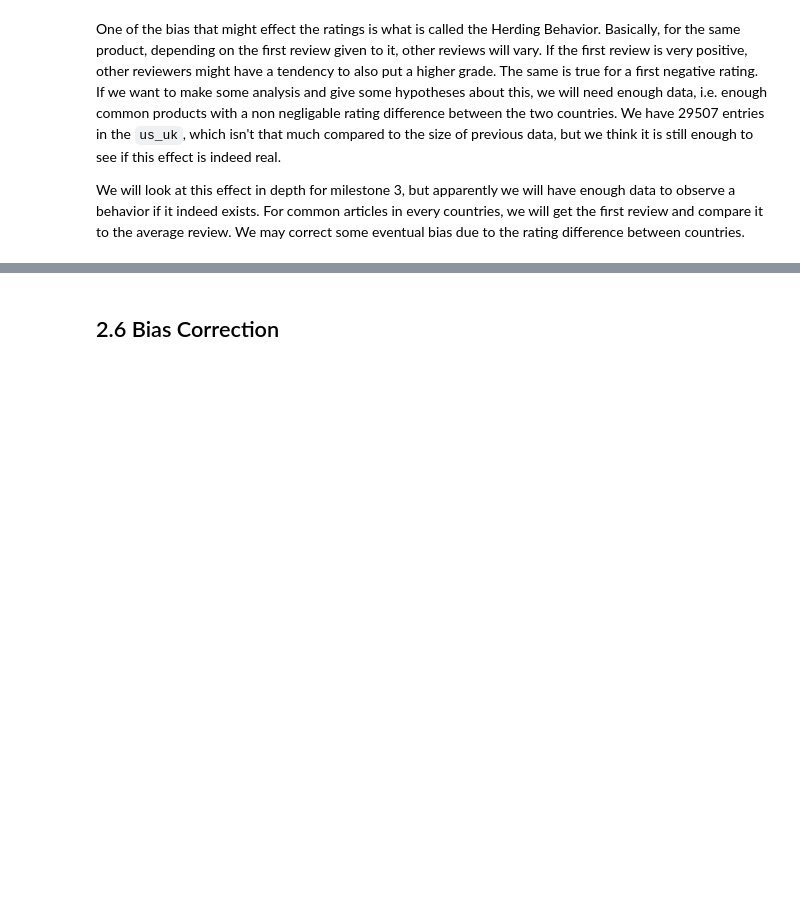
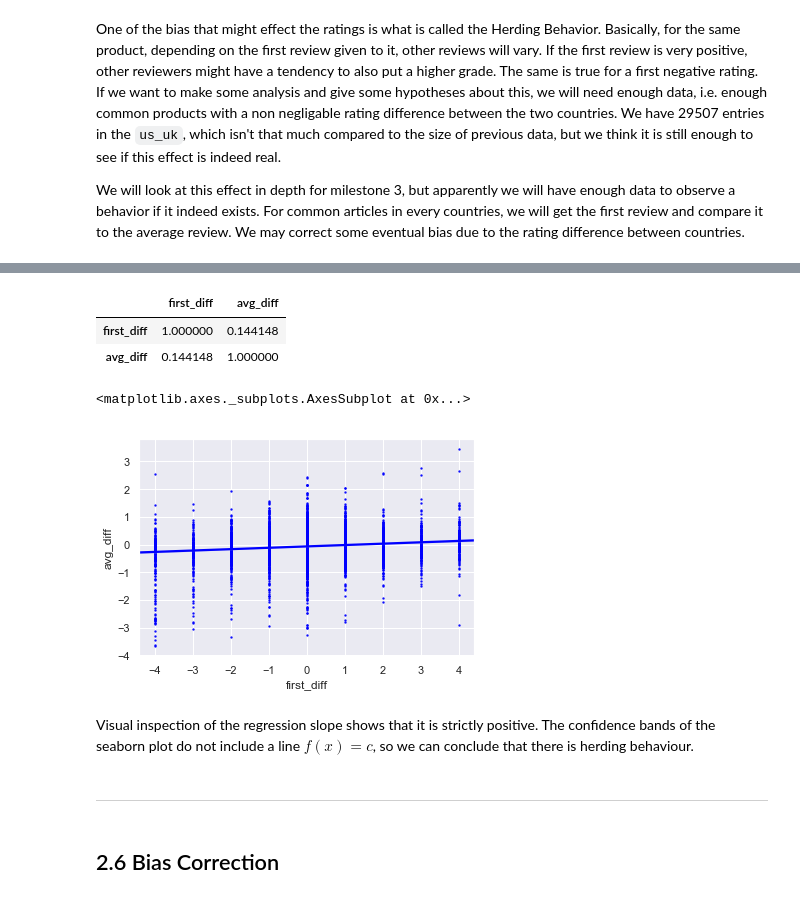
Before and after one commit to Billotais/cs_401_project, a Jupyter notebook: notebook.ipynb, the cells around one changed output, grey strips where cells are left out. Drawn from its saved outputs; the diff is of its cells as text; code cells hidden in the pictures; blank space fills up the shorter version.

```diff
--- a/notebook.ipynb
+++ b/notebook.ipynb
@@ -567,3 +672,20 @@ We will look at this effect in depth for milestone 3, but apparently we will hav
+# %%
+df_pd_clean = df_pd.loc[df_pd['first_diff']-df_pd['first_diff'].astype(int)==0]
+df_pd_clean.head()
+df_pd_clean.corr()
+# %% [output]
+|  | first_diff | avg_diff |
+| first_diff | 1.000000 | 0.144148 |
+| avg_diff | 0.144148 | 1.000000 |
+# %%
+sns.regplot(df_pd_clean['first_diff'],df_pd_clean['avg_diff'],marker='o', color='blue', scatter_kws={'s':2})
+# %% [output]
+<matplotlib.axes._subplots.AxesSubplot at 0x...>
+[figure, added]
+# %% [markdown]
+Visual inspection of the regression slope shows that it is strictly positive. The confidence bands of the seaborn plot do not include a line $f(x) = c$, so we can conclude that there is herding behaviour.
+# %% [markdown]
+---
 # %% [markdown]
 ## 2.6 Bias Correction
 # %% [markdown]
```
Also changed, not shown: parts of 15 cells of this notebook.
